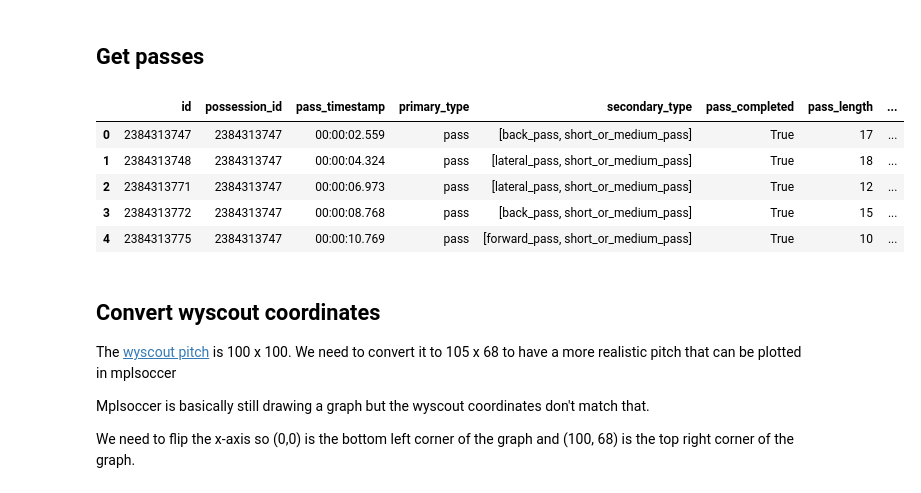
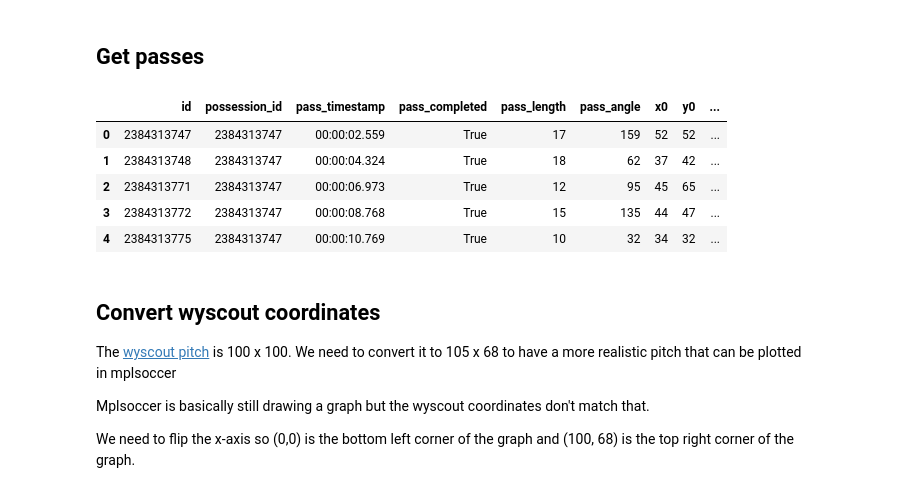
Before and after one commit to MarijnSt/soccermatics-project-2, a Jupyter notebook: notebooks/expected_danger.ipynb, the cells around one changed output. Saved outputs shown, nothing was run; the diff lists cells and outputs as text; code cells hidden in the pictures.

```diff
--- a/notebooks/expected_danger.ipynb
+++ b/notebooks/expected_danger.ipynb
@@ -268,7 +266,7 @@ df_events.head()
 # %%
 # Get passes and relevant columns
 passes_mask = df_events["primary_type"] == "pass"
-df_passes = df_events.loc[passes_mask, ["id", "possession_id", "matchTimestamp", "primary_type", "secondary_type", "pass", "location"]]
+df_passes = df_events.loc[passes_mask, ["id", "possession_id", "matchTimestamp", "pass", "location"]]
 
 # Split the pass column (use event because pass is python keyword)
 df_passes["pass_completed"] = [event.get("accurate") if event is not None else None for event in df_passes["pass"]]
@@ -276,39 +274,39 @@ df_passes["end_location"] = [event.get("endLocation") if event is not None else
 df_passes["pass_length"] = [event.get("length") if event is not None else None for event in df_passes["pass"]]
 
 """
 From docs:
 For angle, 0° represents a perfect forward pass (straight line towards the goal).
 Passes to the right will have positive values (90° pass is a pass strictly to the right), to the left, negative (-90° pass is a pass strictly to the left).
 Straight back passes will have the angle of 180°.
 Angle is specified in degrees, taking into account standard field dimensions.
 """
 df_passes["pass_angle"] = [event.get("angle") if event is not None else None for event in df_passes["pass"]]
 
 # Use absolute value of angle (negative values might be interpreted by the model as "worse" than positive values)
 df_passes["pass_angle"] = abs(df_passes["pass_angle"])
 
 # Split the location columns
 df_passes["x0"] = [event.get("x") if event is not None else None for event in df_passes["location"]]
 df_passes["y0"] = [event.get("y") if event is not None else None for event in df_passes["location"]]
 df_passes["x1"] = [event.get("x") if event is not None else None for event in df_passes["end_location"]]
 df_passes["y1"] = [event.get("y") if event is not None else None for event in df_passes["end_location"]]
 
 # Drop the pass column
 df_passes = df_passes.drop(columns=["pass"])
 df_passes = df_passes.drop(columns=["location"])
 df_passes = df_passes.drop(columns=["end_location"])
 
 # Rename timestamp column
 df_passes = df_passes.rename(columns={"matchTimestamp": "pass_timestamp"})
 
 df_passes.head()
 # %% [output]
-|  | id | possession_id | pass_timestamp | primary_type | secondary_type | pass_completed | pass_length | ... |
-| 0 | 2384313747 | 2384313747 | 00:00:02.559 | pass | [back_pass, short_or_medium_pass] | True | 17 | ... |
-| 1 | 2384313748 | 2384313747 | 00:00:04.324 | pass | [lateral_pass, short_or_medium_pass] | True | 18 | ... |
-| 2 | 2384313771 | 2384313747 | 00:00:06.973 | pass | [lateral_pass, short_or_medium_pass] | True | 12 | ... |
-| 3 | 2384313772 | 2384313747 | 00:00:08.768 | pass | [back_pass, short_or_medium_pass] | True | 15 | ... |
-| 4 | 2384313775 | 2384313747 | 00:00:10.769 | pass | [forward_pass, short_or_medium_pass] | True | 10 | ... |
+|  | id | possession_id | pass_timestamp | pass_completed | pass_length | pass_angle | x0 | y0 | ... |
+| 0 | 2384313747 | 2384313747 | 00:00:02.559 | True | 17 | 159 | 52 | 52 | ... |
+| 1 | 2384313748 | 2384313747 | 00:00:04.324 | True | 18 | 62 | 37 | 42 | ... |
+| 2 | 2384313771 | 2384313747 | 00:00:06.973 | True | 12 | 95 | 45 | 65 | ... |
+| 3 | 2384313772 | 2384313747 | 00:00:08.768 | True | 15 | 135 | 44 | 47 | ... |
+| 4 | 2384313775 | 2384313747 | 00:00:10.769 | True | 10 | 32 | 34 | 32 | ... |
 # %% [markdown]
 ## Convert wyscout coordinates
 
```
Also changed, not shown: parts of 9 cells of this notebook.
